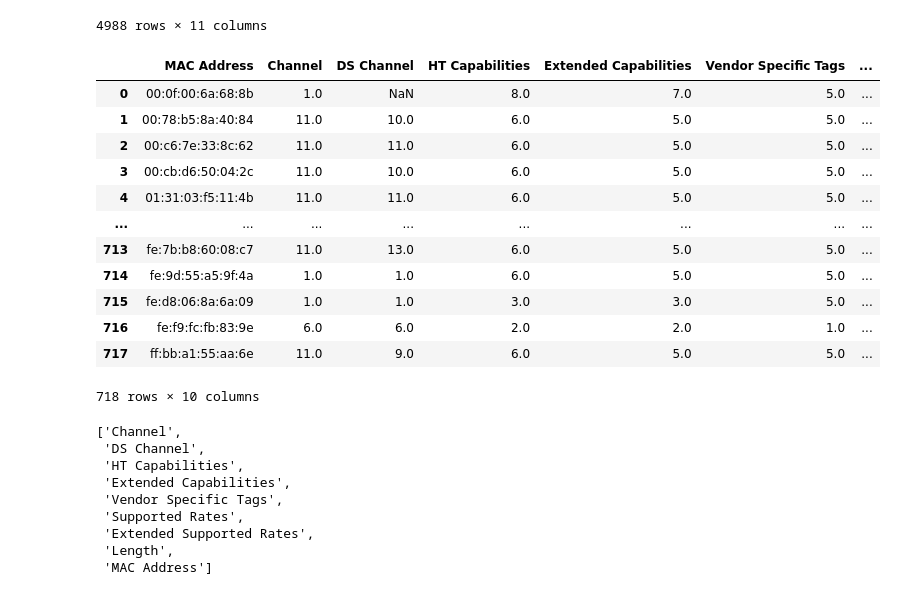
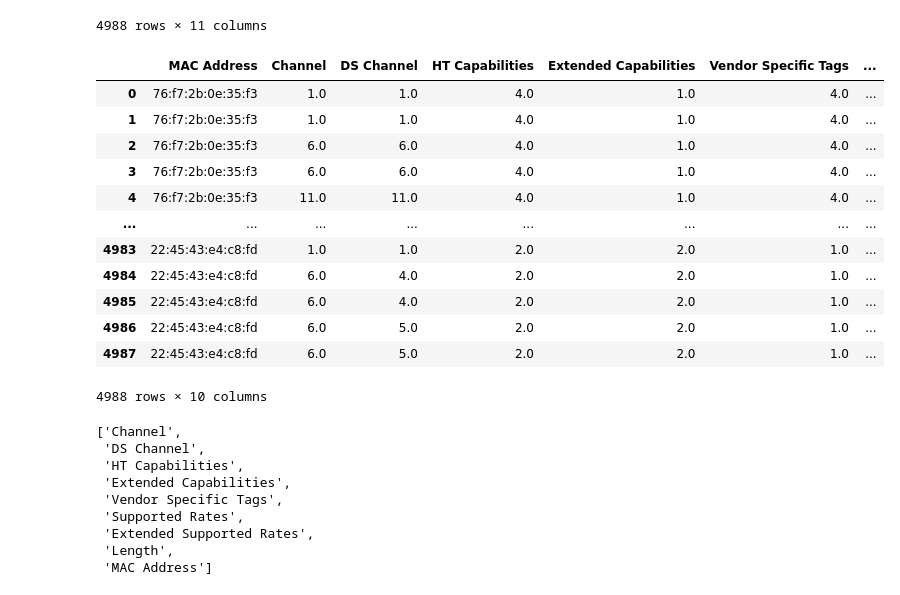
Before and after one commit to tugrul-kok/NMDA, a Jupyter notebook: HW3-MAC-De-Randomization/HW-3.ipynb, the cells around one changed output. Drawn from its saved outputs; the diff is of its cells as text; code cells hidden in the pictures.

```diff
--- a/HW3-MAC-De-Randomization/HW-3.ipynb
+++ b/HW3-MAC-De-Randomization/HW-3.ipynb
@@ -108,29 +108,29 @@ def encoder(df,features):
 # %%
 
 encoded_df = encoder(clean_df,features)
 
 burst_df = encoded_df.drop(['Timestamp'],axis=1).copy()
-burst_df = burst_df.groupby(['MAC Address'])
-burst_df = burst_df.first().reset_index()
+# burst_df = burst_df.groupby(['MAC Address'])
+# burst_df = burst_df.first().reset_index()
 
 display(burst_df)
 
 # label_count = burst_df["Label"].value_counts()
 # print(label_count)
 # %% [output]
 |  | MAC Address | Channel | DS Channel | HT Capabilities | Extended Capabilities | Vendor Specific Tags | ... |
-| 0 | 00:0f:00:6a:68:8b | 1.0 | NaN | 8.0 | 7.0 | 5.0 | ... |
-| 1 | 00:78:b5:8a:40:84 | 11.0 | 10.0 | 6.0 | 5.0 | 5.0 | ... |
-| 2 | 00:c6:7e:33:8c:62 | 11.0 | 11.0 | 6.0 | 5.0 | 5.0 | ... |
-| 3 | 00:cb:d6:50:04:2c | 11.0 | 10.0 | 6.0 | 5.0 | 5.0 | ... |
-| 4 | 01:31:03:f5:11:4b | 11.0 | 11.0 | 6.0 | 5.0 | 5.0 | ... |
+| 0 | 76:f7:2b:0e:35:f3 | 1.0 | 1.0 | 4.0 | 1.0 | 4.0 | ... |
+| 1 | 76:f7:2b:0e:35:f3 | 1.0 | 1.0 | 4.0 | 1.0 | 4.0 | ... |
+| 2 | 76:f7:2b:0e:35:f3 | 6.0 | 6.0 | 4.0 | 1.0 | 4.0 | ... |
+| 3 | 76:f7:2b:0e:35:f3 | 6.0 | 6.0 | 4.0 | 1.0 | 4.0 | ... |
+| 4 | 76:f7:2b:0e:35:f3 | 11.0 | 11.0 | 4.0 | 1.0 | 4.0 | ... |
 | ... | ... | ... | ... | ... | ... | ... | ... |
-| 713 | fe:7b:b8:60:08:c7 | 11.0 | 13.0 | 6.0 | 5.0 | 5.0 | ... |
-| 714 | fe:9d:55:a5:9f:4a | 1.0 | 1.0 | 6.0 | 5.0 | 5.0 | ... |
-| 715 | fe:d8:06:8a:6a:09 | 1.0 | 1.0 | 3.0 | 3.0 | 5.0 | ... |
-| 716 | fe:f9:fc:fb:83:9e | 6.0 | 6.0 | 2.0 | 2.0 | 1.0 | ... |
-| 717 | ff:bb:a1:55:aa:6e | 11.0 | 9.0 | 6.0 | 5.0 | 5.0 | ... |
+| 4983 | 22:45:43:e4:c8:fd | 1.0 | 1.0 | 2.0 | 2.0 | 1.0 | ... |
+| 4984 | 22:45:43:e4:c8:fd | 6.0 | 4.0 | 2.0 | 2.0 | 1.0 | ... |
+| 4985 | 22:45:43:e4:c8:fd | 6.0 | 4.0 | 2.0 | 2.0 | 1.0 | ... |
+| 4986 | 22:45:43:e4:c8:fd | 6.0 | 5.0 | 2.0 | 2.0 | 1.0 | ... |
+| 4987 | 22:45:43:e4:c8:fd | 6.0 | 5.0 | 2.0 | 2.0 | 1.0 | ... |
-718 rows × 10 columns
+4988 rows × 10 columns
 # %%
 import matplotlib.pyplot as plt
 import seaborn as sns
```
Also changed, not shown: parts of 11 cells of this notebook.
